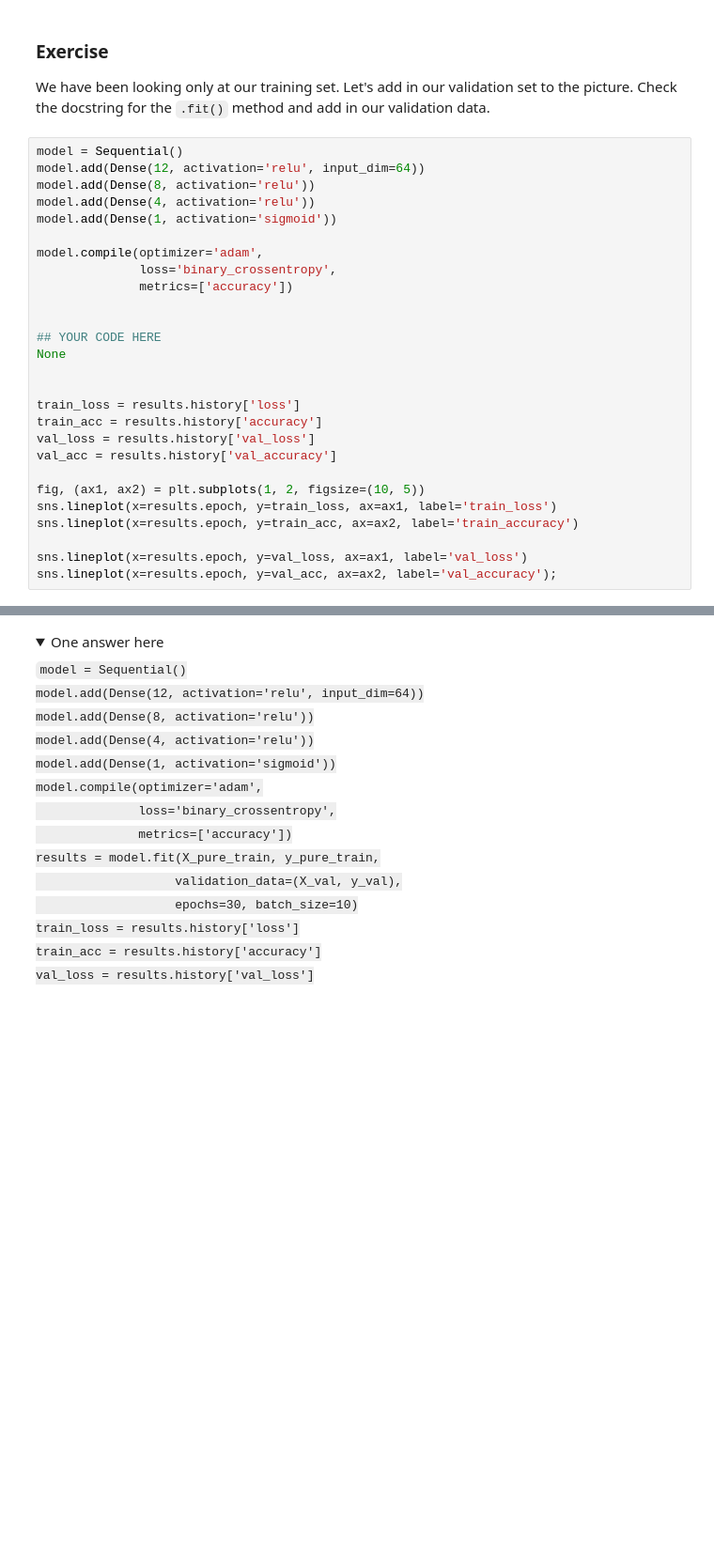
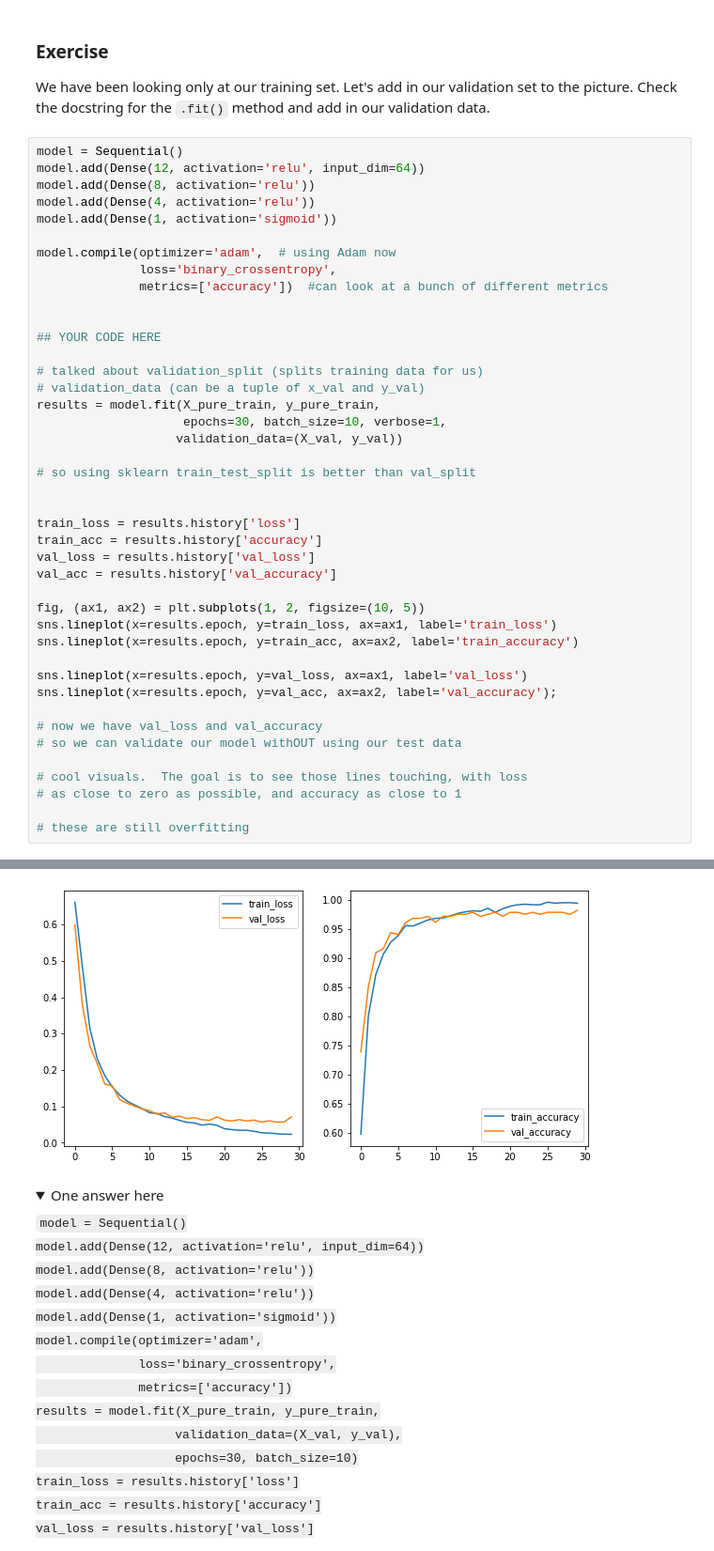
Before and after one commit to mccafj/DS-Live-091922, a Jupyter notebook: Phase4/Topic_39_network_regularization_and_evaluation.ipynb, the cells around one changed output, grey strips where cells are left out. Shown at 94% size. Cells and saved outputs as stored; diff of their text form; folded sections open; blank space fills up the shorter version.

```diff
--- a/Phase4/Topic_39_network_regularization_and_evaluation.ipynb
+++ b/Phase4/Topic_39_network_regularization_and_evaluation.ipynb
@@ -174,13 +285,20 @@ model.add(Dense(8, activation='relu'))
 model.add(Dense(4, activation='relu'))
 model.add(Dense(1, activation='sigmoid'))
 
-model.compile(optimizer='adam',
+model.compile(optimizer='adam',  # using Adam now
               loss='binary_crossentropy',
-              metrics=['accuracy'])
+              metrics=['accuracy'])  #can look at a bunch of different metrics
 
 
 ## YOUR CODE HERE
-None
+
+# talked about validation_split (splits training data for us)
+# validation_data (can be a tuple of x_val and y_val)
+results = model.fit(X_pure_train, y_pure_train,
+                    epochs=30, batch_size=10, verbose=1,
+                   validation_data=(X_val, y_val))
+
+# so using sklearn train_test_split is better than val_split
 
 
 train_loss = results.history['loss']
@@ -194,3 +312,12 @@ sns.lineplot(x=results.epoch, y=train_acc, ax=ax2, label='train_accuracy')
 
 sns.lineplot(x=results.epoch, y=val_loss, ax=ax1, label='val_loss')
 sns.lineplot(x=results.epoch, y=val_acc, ax=ax2, label='val_accuracy');
+
+# now we have val_loss and val_accuracy
+# so we can validate our model withOUT using our test data
+
+# cool visuals.  The goal is to see those lines touching, with loss
+# as close to zero as possible, and accuracy as close to 1
+
+# these are still overfitting
+# %% [output]
@@ -197,3 +341,4 @@ sns.lineplot(x=results.epoch, y=val_acc, ax=ax2, label='val_accuracy');
+[figure, added]
 # %% [markdown]
 <details>
     <summary>One answer here</summary>
```
Also changed, not shown: parts of 43 cells of this notebook.
